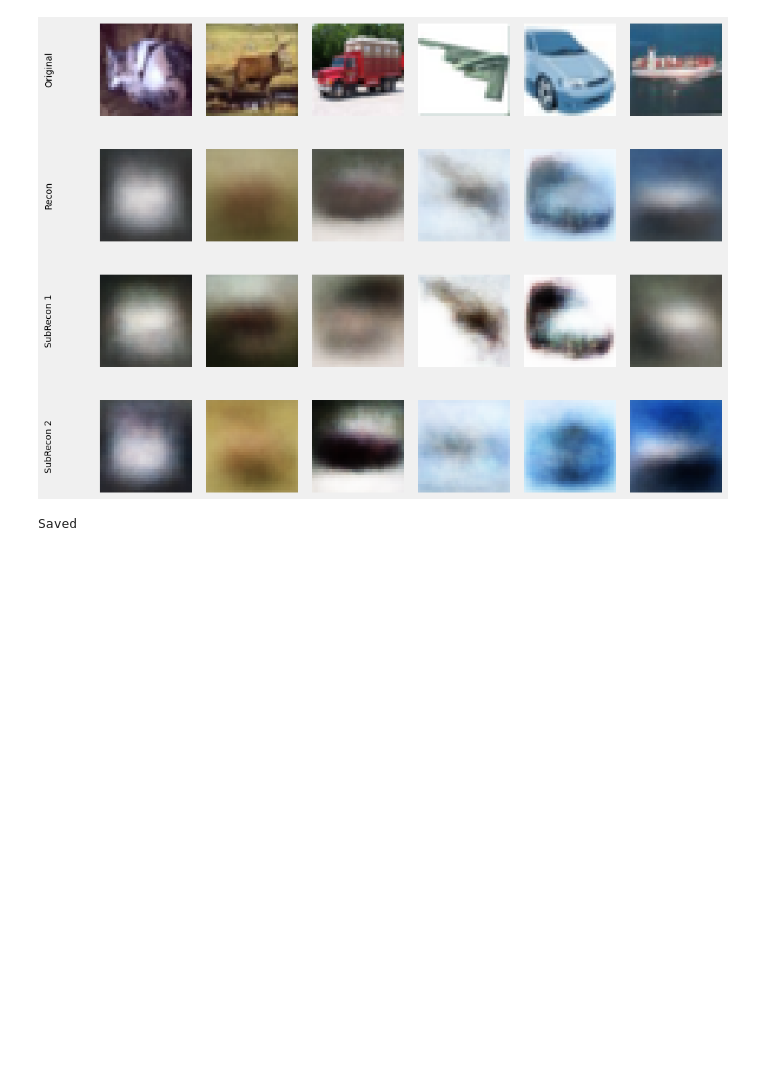
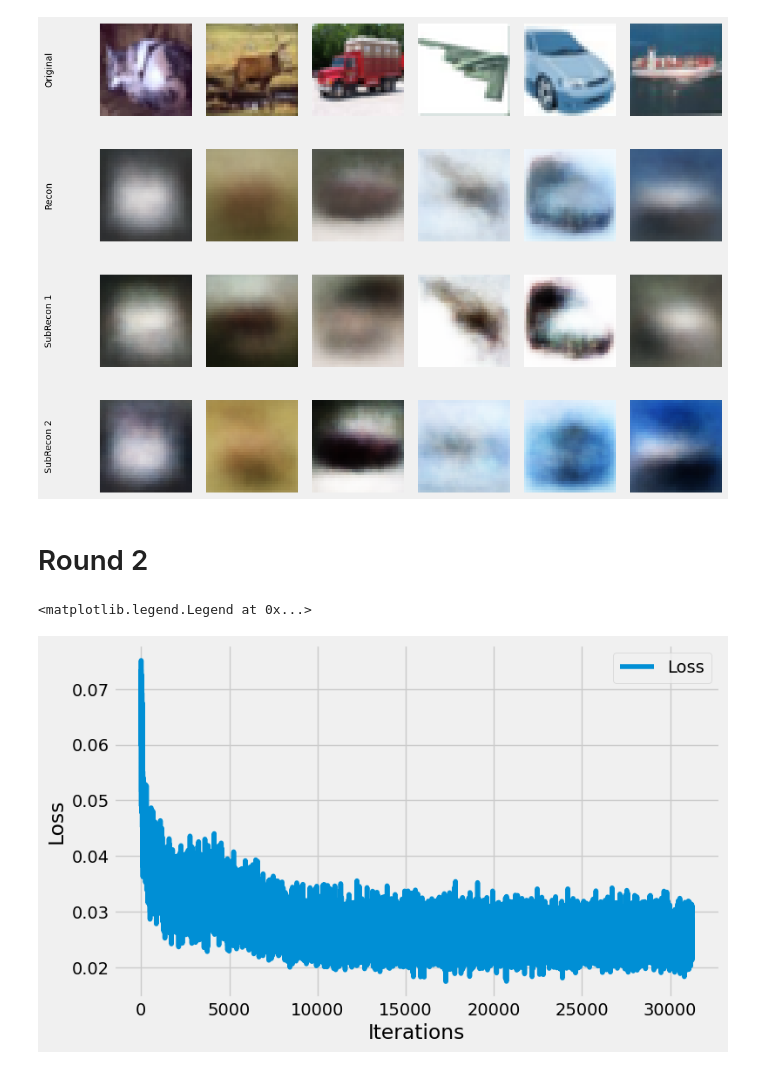
Before and after one commit to Nizaxga/mrl-encoder, a Jupyter notebook: trains/v5.ipynb, the cells around one changed output. Saved outputs shown, nothing was run; the diff lists cells and outputs as text; code cells hidden in the pictures; blank space fills up the shorter version.

Commit message:
[#11] Convolution_autoencoder

```diff
--- a/trains/v5.ipynb
+++ b/trains/v5.ipynb
@@ -204,9 +212,3 @@ plt.tight_layout()
 plt.show()
 # %% [output]
 [figure]
-# %%
-torch.save(model.state_dict(), "../output/autoencoder_sub_weights.pth")
-torch.save(model, "../output/autoencoder_sub_weights.pth")
-print("Saved")
-# %% [output]
-Saved
@@ -212,0 +219,12 @@ Saved
+# %% [markdown]
+# Round 2
+# %%
+plt.style.use("fivethirtyeight")
+plt.figure(figsize=(8, 5))
+plt.plot(losses, label="Loss")
+plt.xlabel("Iterations")
+plt.ylabel("Loss")
+plt.legend()
+# %% [output]
+<matplotlib.legend.Legend at 0x...>
+[figure, added]
```
Also changed, not shown: parts of 7 cells of this notebook, 3 other files.
